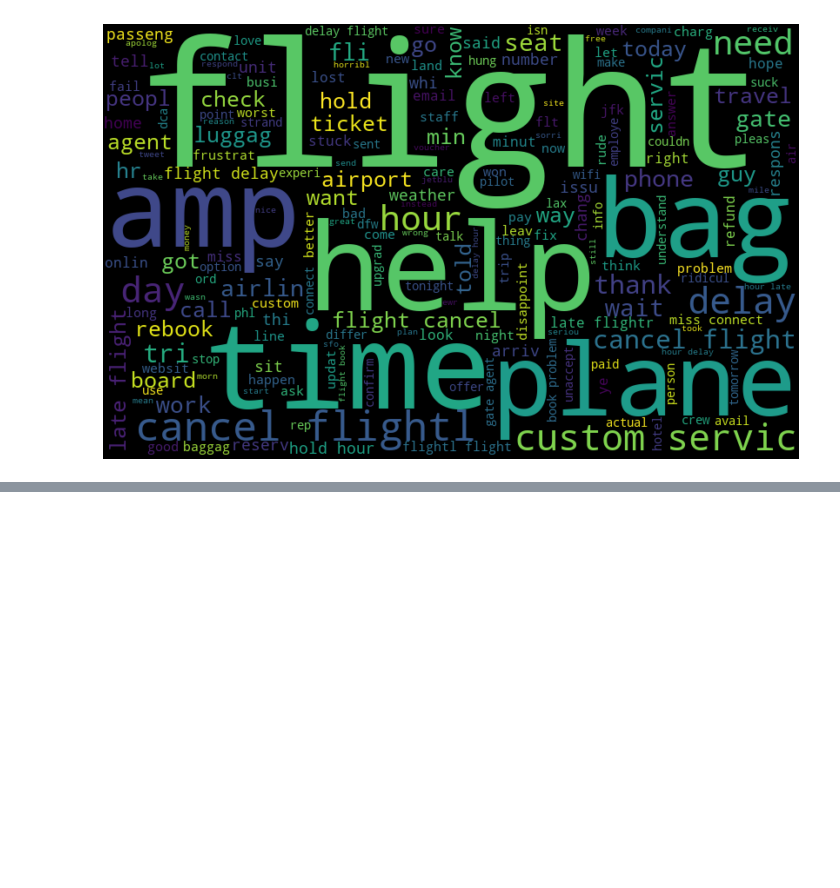
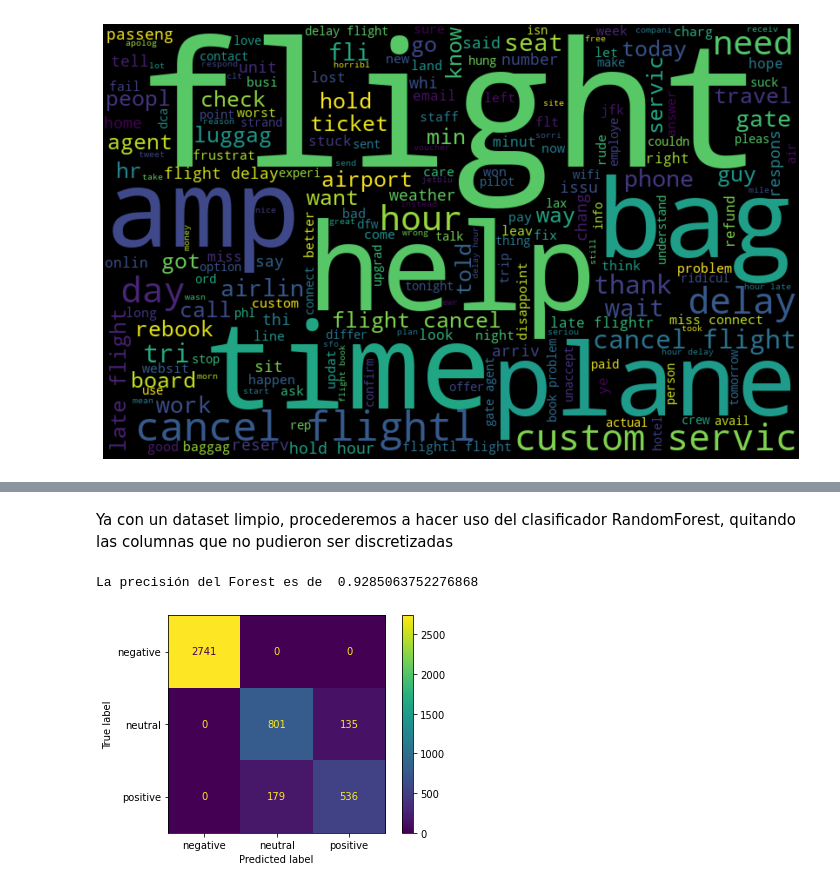
Before and after one commit to juanbaezl/FirewallDataMining, a Jupyter notebook: ParcialFinal/Parcial.ipynb, the cells around one changed output, grey strips where cells are left out. Saved outputs shown, nothing was run; the diff lists cells and outputs as text; code cells hidden in the pictures; blank space fills up the shorter version.

```diff
--- a/ParcialFinal/Parcial.ipynb
+++ b/ParcialFinal/Parcial.ipynb
@@ -163,0 +238,7 @@ plt.show()
+# %%
+#Codigo adaptado de cuadernillo "Sentiment Analysis"
+bow_vectorizer = CountVectorizer(max_df=0.5, min_df=2, max_features=1000, stop_words='english')
+bow= bow_vectorizer.fit_transform(datapos['text'])
+bowling = pd.DataFrame.sparse.from_spmatrix(bow)
+dataBowling = pd.concat([bowling, datapos], axis=1).drop(columns=['text'])
+dataBowling
@@ -163,0 +259,17 @@ plt.show()
+# %% [markdown]
+Ya con un dataset limpio, procederemos a hacer uso del clasificador RandomForest, quitando las columnas que no pudieron ser discretizadas
+# %%
+#Codigo adaptado del cuadernillo "Random Forest Jupyter ExFile"
+dataposColumns = dataBowling.copy().drop(columns=['airline_sentiment', 'tweet_created', 'tweet_location', 'user_timezone'])
+dataposColumns = dataposColumns.replace(np.nan,0)
+X_train, x_test, y_train, y_test = train_test_split(
+    dataposColumns, dataBowling['airline_sentiment'], random_state=1, test_size=0.3)
+forest=RandomForestClassifier(n_estimators=150, random_state=0, criterion="entropy")
+forest = forest.fit(X_train,y_train)
+pred = forest.predict(x_test)
+print("La precisión del Forest es de ", metrics.accuracy_score(y_test, pred))
+ConfusionMatrixDisplay.from_predictions(y_test, pred)
+plt.show()
+# %% [output]
+La precisión del Forest es de  0.9285063752276868
+[figure, added]
```
Also changed, not shown: parts of 26 cells of this notebook.
